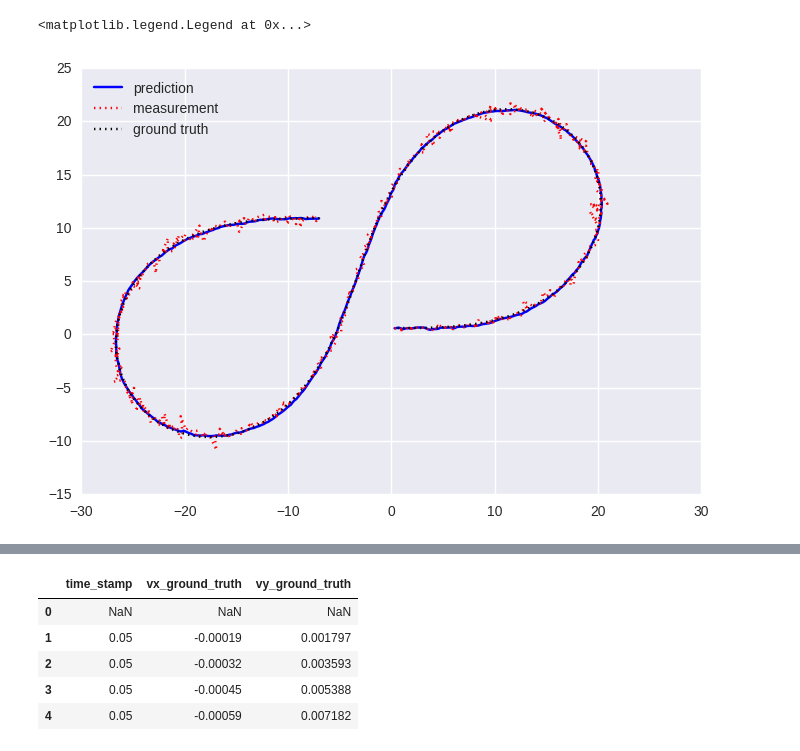
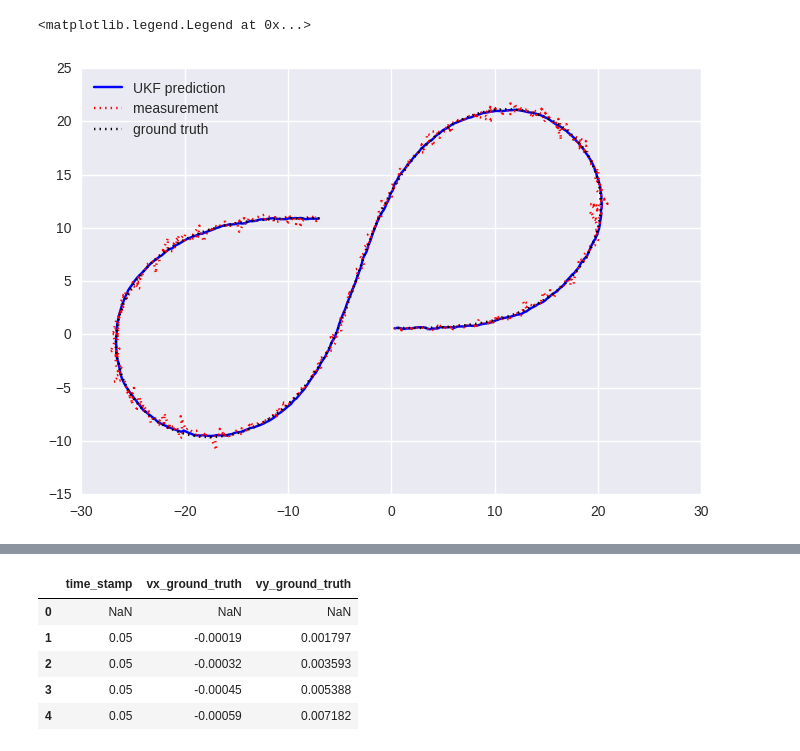
Before and after one commit to itoyjakra/Unscented-Kalman-Filter, a Jupyter notebook: Tracks.ipynb, the cells around one changed output, grey strips where cells are left out. Cells and saved outputs as stored; diff of their text form; code cells hidden in the pictures.

```diff
--- a/Tracks.ipynb
+++ b/Tracks.ipynb
@@ -9 +7,4 @@ df = pd.read_csv("build/out.txt", delimiter="\t")
+# %%
+df_ukf = pd.read_csv("/home/arko/Projects/UKF_Branch/Unscented-Kalman-Filter/build/out.txt", delimiter="\t")
+df_ekf = pd.read_csv("/home/arko/Projects/Extended-Kalman-Filter/build/output.txt", delimiter="\t", header=None)
 # %%
@@ -18,8 +29,8 @@ df.head()
 # %%
-plt.plot(df.px_state, df.py_state, '-b', label='prediction')
-plt.plot(df.px_measured, df.py_measured, ':r', label='measurement')
-plt.plot(df.px_ground_truth, df.py_ground_truth, ':k', label='ground truth')
+plt.plot(df_ukf.px_state, df_ukf.py_state, '-b', label='UKF prediction')
+plt.plot(df_ukf.px_measured, df_ukf.py_measured, ':r', label='measurement')
+plt.plot(df_ukf.px_ground_truth, df_ukf.py_ground_truth, ':k', label='ground truth')
 plt.legend(loc=0)
 # %% [output]
 <matplotlib.legend.Legend at 0x...>
-[figure, old version]
+[figure, new version]
```
Also changed, not shown: parts of 22 cells of this notebook.
